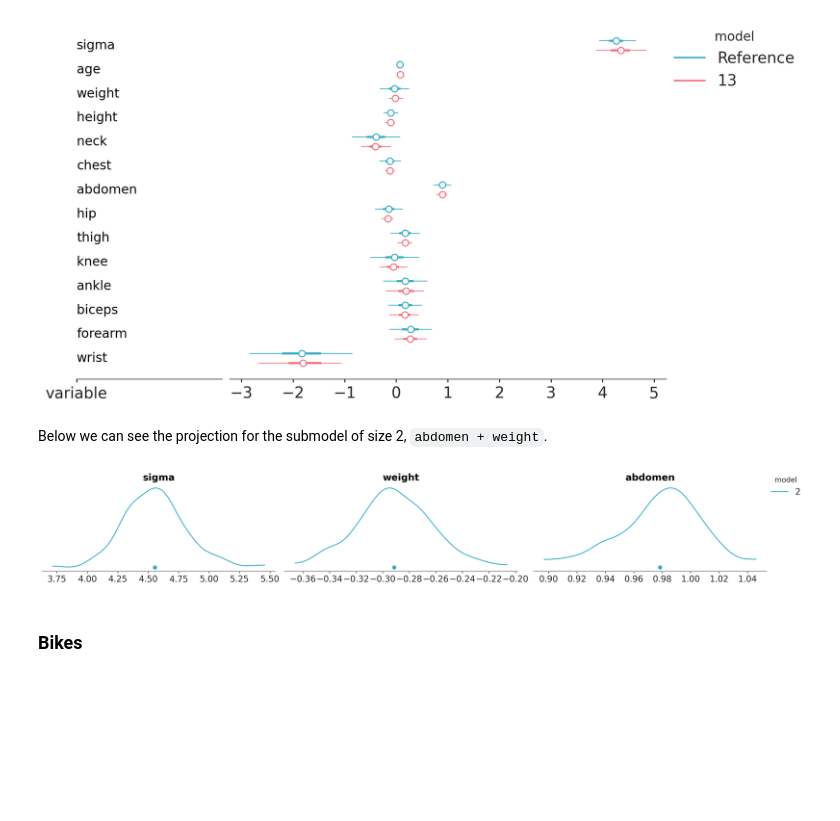
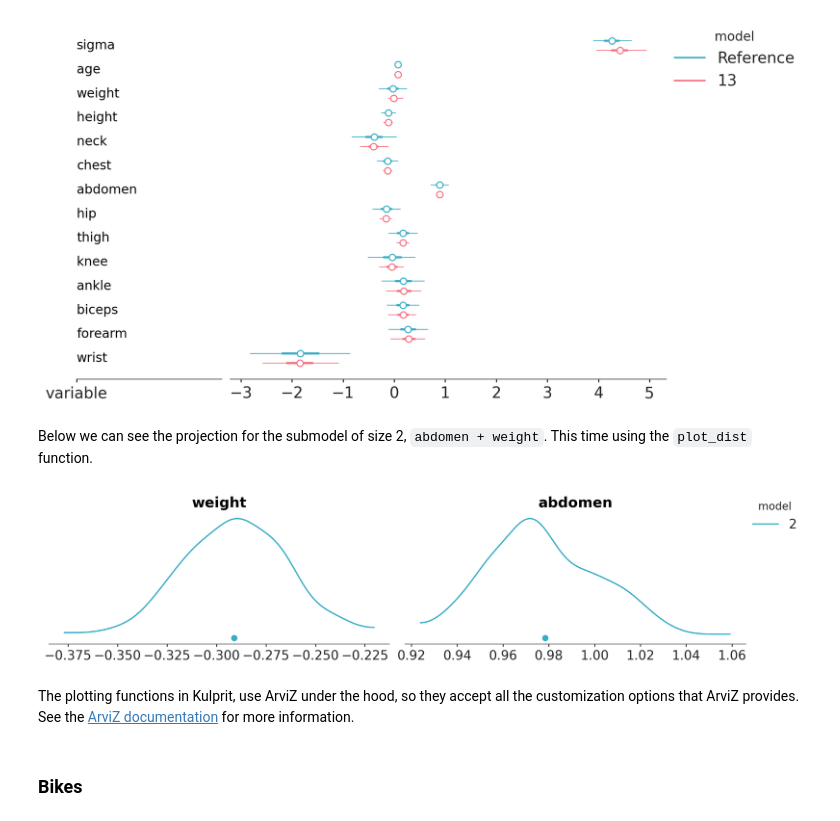
Before and after one commit to bambinos/kulprit, a Jupyter notebook: docs/examples/Examples.ipynb, the cells around one changed output. Cells and saved outputs as stored; diff of their text form; code cells hidden in the pictures; blank space fills up the shorter version.

```diff
--- a/docs/examples/Examples.ipynb
+++ b/docs/examples/Examples.ipynb
@@ -113,13 +103,15 @@ kpt.plot_forest(ppi, var_names=["~Intercept", "~mu"],
 # %% [output]
 [figure]
 # %% [markdown]
-Below we can see the projection for the submodel of size 2, `abdomen + weight`.
+Below we can see the projection for the submodel of size 2, `abdomen + weight`. This time using the `plot_dist` function.
 # %%
-kpt.plot_dist(ppi, var_names=["~Intercept"],
+kpt.plot_dist(ppi, var_names=selected_submodel.term_names,
               submodels=[selected_submodel.size],
               );
 # %% [output]
-[figure, old version]
+[figure, new version]
+# %% [markdown]
+The plotting functions in Kulprit, use ArviZ under the hood, so they accept all the customization options that ArviZ provides. See the [ArviZ documentation](https://arviz-plots.readthedocs.io/en/latest/) for more information.
 # %% [markdown]
 ### Bikes
 # %%
```
Also changed, not shown: parts of 11 cells of this notebook, 7 other files.
